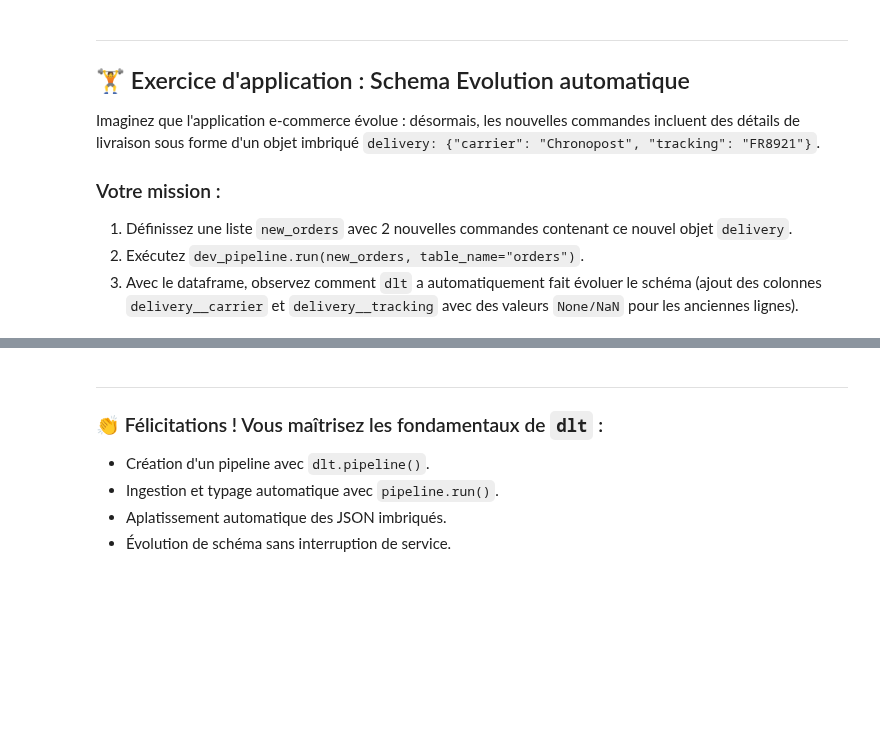
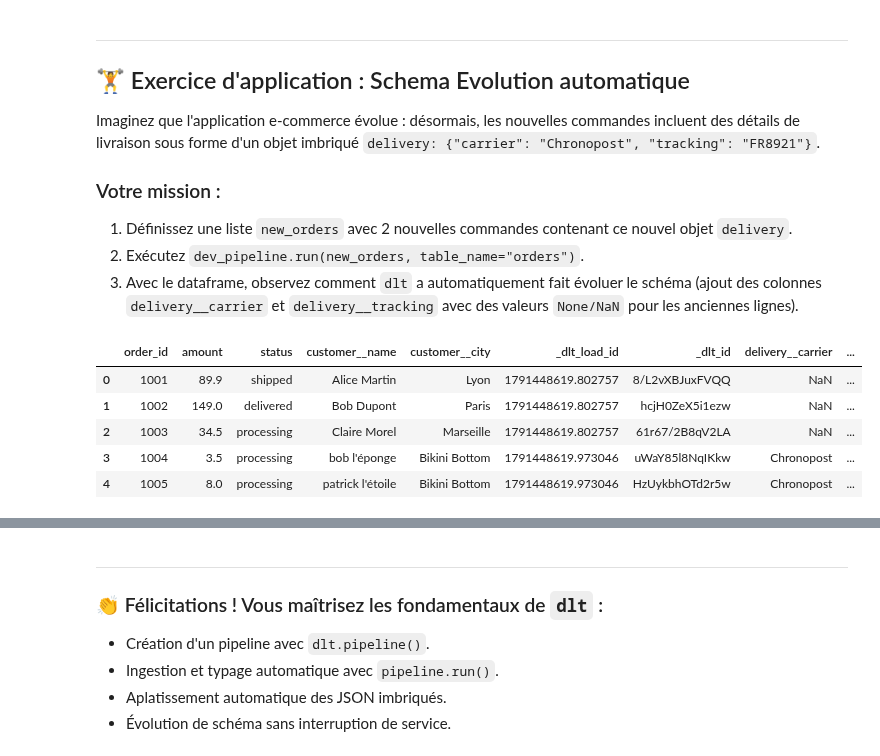
Before and after one commit to Dyls00/cours_lasalle, a Jupyter notebook: big_data/02_cours/day1_ingestion/labs/04_ingestion_intro_dlt.ipynb, the cells around one changed output, grey strips where cells are left out. Cells and saved outputs as stored; diff of their text form; code cells hidden in the pictures; blank space fills up the shorter version.

```diff
--- a/big_data/02_cours/day1_ingestion/labs/04_ingestion_intro_dlt.ipynb
+++ b/big_data/02_cours/day1_ingestion/labs/04_ingestion_intro_dlt.ipynb
@@ -262,5 +298,34 @@ new_orders = []
+# %%
+new_orders = [
+    {
+        "order_id": 1004,
+        "customer": {"name": "bob l'éponge", "city": "Bikini Bottom"},
+        "amount": 3.50,
+        "status": "processing",
+        "delivery": {"carrier": "Chronopost", "tracking": "FR8921"}
+    },
+    {
+        "order_id": 1005,
+        "customer": {"name": "patrick l'étoile", "city": "Bikini Bottom"},
+        "amount": 8,
+        "status": "processing",
+        "delivery": {"carrier": "Chronopost", "tracking": "FR8921"}
+    },
+
+]
 # %%
 # 2. Exécutez le chargement dans la même table 'orders'
-dev_pipeline.run(new_orders, table_name="LA_TABLE")
+dev_pipeline.run(new_orders, table_name="latable")
 
 # 3. Affichez la table résultante en dataframe
+dataset = dev_pipeline.dataset()
+df_orders = dataset.orders.df()
+# %%
+df_orders
+# %% [output]
+|  | order_id | amount | status | customer__name | customer__city | _dlt_load_id | _dlt_id | delivery__carrier | ... |
+| 0 | 1001 | 89.9 | shipped | Alice Martin | Lyon | 1791448619.802757 | 8/L2vXBJuxFVQQ | NaN | ... |
+| 1 | 1002 | 149.0 | delivered | Bob Dupont | Paris | 1791448619.802757 | hcjH0ZeX5i1ezw | NaN | ... |
+| 2 | 1003 | 34.5 | processing | Claire Morel | Marseille | 1791448619.802757 | 61r67/2B8qV2LA | NaN | ... |
+| 3 | 1004 | 3.5 | processing | bob l'éponge | Bikini Bottom | 1791448619.973046 | uWaY85l8NqIKkw | Chronopost | ... |
+| 4 | 1005 | 8.0 | processing | patrick l'étoile | Bikini Bottom | 1791448619.973046 | HzUykbhOTd2r5w | Chronopost | ... |
```
Also changed, not shown: parts of 12 cells of this notebook, 3 other files.
